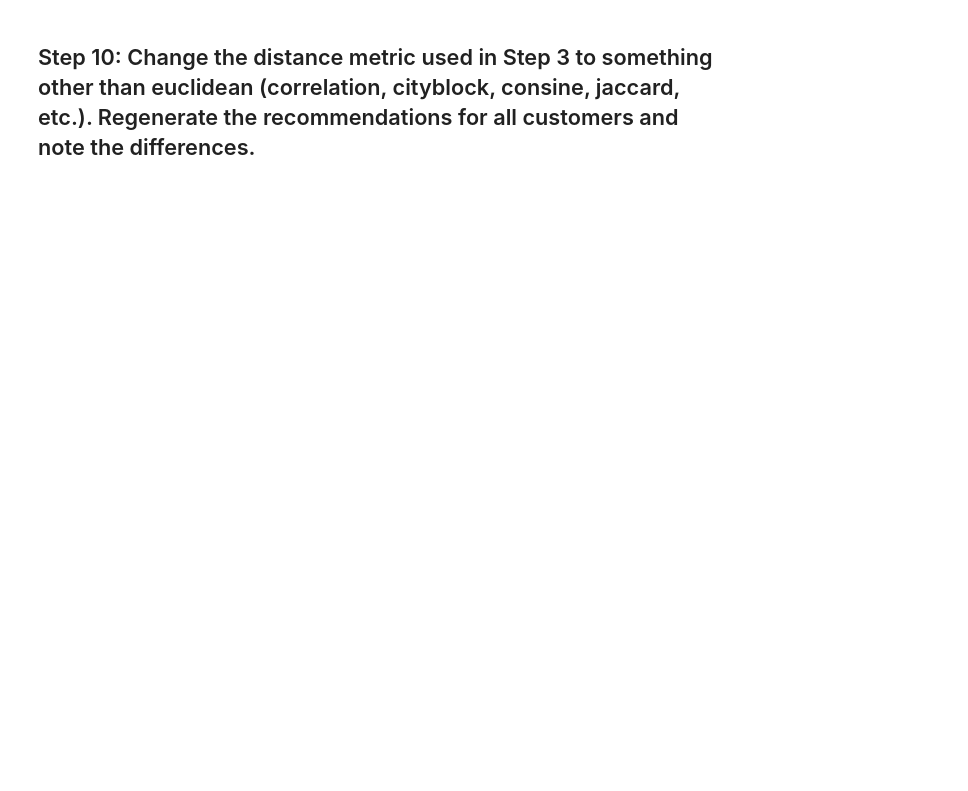
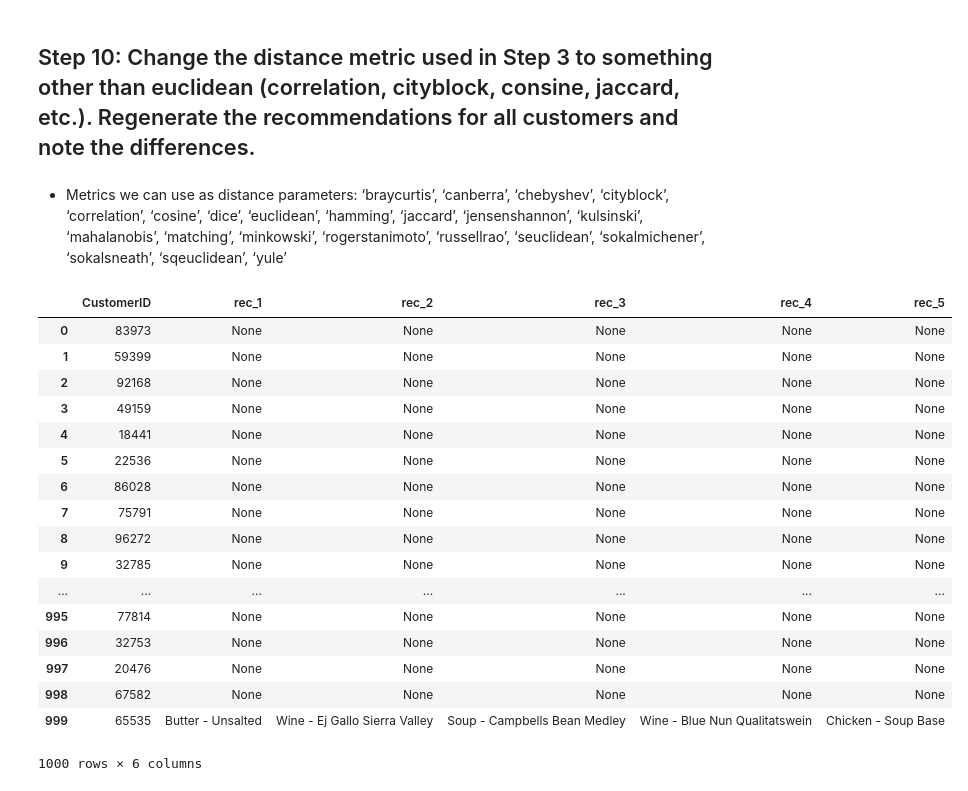
Before and after one commit to ironhacksao-datateam/june2019-ft, a Jupyter notebook: week_6/lab-intro-recommender-systems/your-code/recommended_system.ipynb, the cells around one changed output. Cells and saved outputs as stored; diff of their text form; code cells hidden in the pictures; blank space fills up the shorter version.

```diff
--- a/week_6/lab-intro-recommender-systems/your-code/recommended_system.ipynb
+++ b/week_6/lab-intro-recommender-systems/your-code/recommended_system.ipynb
@@ -271,0 +309,4 @@ NameError: name 'quantity_df' is not defined
+# %%
+df_final.columns = ['CustomerID', 'rec_1', 'rec_2', 'rec_3', 'rec_4', 'rec_5']
+# %%
+df_final = df_final.sort_values(by='rec_1')
@@ -272,2 +322,4 @@ NameError: name 'quantity_df' is not defined
 # %% [markdown]
 ## Step 10: Change the distance metric used in Step 3 to something other than euclidean (correlation, cityblock, consine, jaccard, etc.). Regenerate the recommendations for all customers and note the differences.
+# %% [markdown]
+*  Metrics we can use as distance parameters: ‘braycurtis’, ‘canberra’, ‘chebyshev’, ‘cityblock’, ‘correlation’, ‘cosine’, ‘dice’, ‘euclidean’, ‘hamming’, ‘jaccard’, ‘jensenshannon’, ‘kulsinski’, ‘mahalanobis’, ‘matching’, ‘minkowski’, ‘rogerstanimoto’, ‘russellrao’, ‘seuclidean’, ‘sokalmichener’, ‘sokalsneath’, ‘sqeuclidean’, ‘yule’
@@ -273,0 +394,21 @@ NameError: name 'quantity_df' is not defined
+# %%
+recommend_system(data, metric='euclidean')#.sort_values(by='rec_1')
+# %% [output]
+|  | CustomerID | rec_1 | rec_2 | rec_3 | rec_4 | rec_5 |
+| 0 | 83973 | None | None | None | None | None |
+| 1 | 59399 | None | None | None | None | None |
+| 2 | 92168 | None | None | None | None | None |
+| 3 | 49159 | None | None | None | None | None |
+| 4 | 18441 | None | None | None | None | None |
+| 5 | 22536 | None | None | None | None | None |
+| 6 | 86028 | None | None | None | None | None |
+| 7 | 75791 | None | None | None | None | None |
+| 8 | 96272 | None | None | None | None | None |
+| 9 | 32785 | None | None | None | None | None |
+| ... | ... | ... | ... | ... | ... | ... |
+| 995 | 77814 | None | None | None | None | None |
+| 996 | 32753 | None | None | None | None | None |
+| 997 | 20476 | None | None | None | None | None |
+| 998 | 67582 | None | None | None | None | None |
+| 999 | 65535 | Butter - Unsalted | Wine - Ej Gallo Sierra Valley | Soup - Campbells Bean Medley | Wine - Blue Nun Qualitatswein | Chicken - Soup Base |
+1000 rows × 6 columns
```
Also changed, not shown: parts of 10 cells of this notebook, 1 other file.
